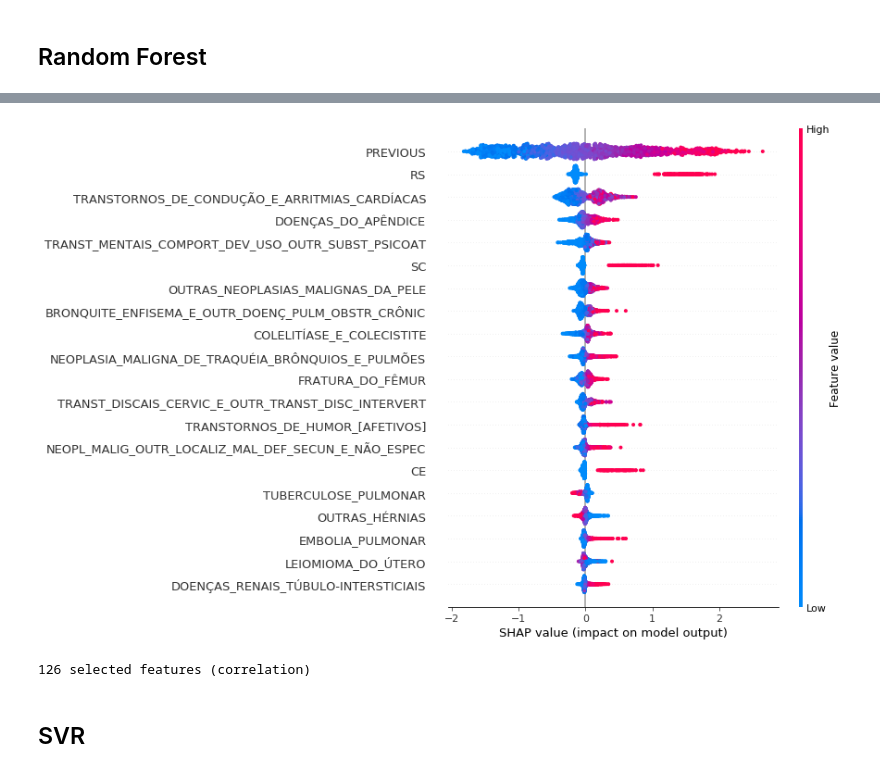
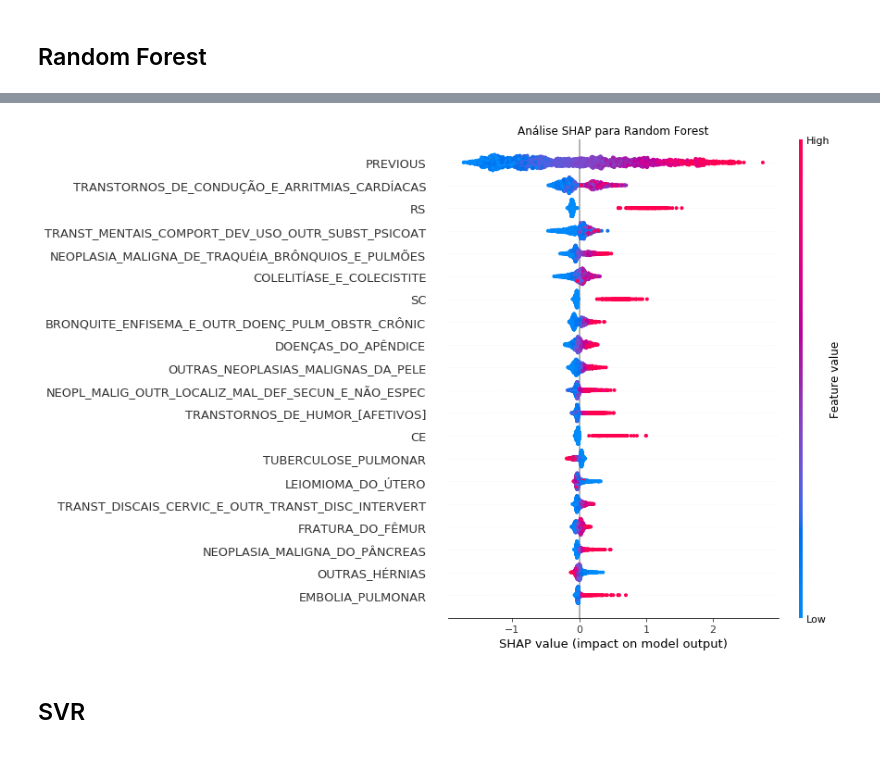
Before and after one commit to pypas/suicities-datasus, a Jupyter notebook: Models/Regression/regression_models.ipynb, the cells around one changed output, grey strips where cells are left out. Cells and saved outputs as stored; diff of their text form; code cells hidden in the pictures.

Commit message:
Run regression models and generate all files

```diff
--- a/Models/Regression/regression_models.ipynb
+++ b/Models/Regression/regression_models.ipynb
@@ -497,7 +494,7 @@ pickle.dump(regressor, open(filename, 'wb'))
 # %%
 start = time.time()
 kf = KFold(n_splits = 5, shuffle = True, random_state = 42)
-scores = pd.DataFrame({"rmse_train": [], "rmse_test": [], "rmse_baseline_train": [], "rmse_baseline_test": [], "up_down_train": [], "up_down_test": []})
+scores = pd.DataFrame()
 count = 1
 
 feature_importance_coef_list = []
@@ -516,10 +513,11 @@ for train_index, test_index in kf.split(X):
     mm_x = MinMaxScaler()
     mm_y = MinMaxScaler()
     mm_x.fit(X_train)
-#
+
     y_reshape = y_train.values.reshape(-1, 1)
     y_df = y_train.to_frame()
     mm_y.fit(y_reshape)
+
     X_train_transf = pd.DataFrame(mm_x.transform(X_train), index=X_train.index, columns=X_train.columns)
     X_test_transf = pd.DataFrame(mm_x.transform(X_test), index=X_test.index, columns=X_test.columns)
     y_train_transf = pd.DataFrame(mm_y.transform(y_reshape), index=y_df.index, columns=y_df.columns)
@@ -539,7 +537,7 @@ for train_index, test_index in kf.split(X):
         return np.sqrt(metrics.mean_squared_error(yf_val, yf_pred))
     space = [
         (0.01,100), #alpha
-        (0,1), #l1_ratio
+        (0,1),      #l1_ratio
     ]
     resultado_gp = gp_minimize(train_model, space, random_state=42, verbose=0, n_calls=15, n_random_starts=10)
 
@@ -659,7 +660,9 @@ The feature_perturbation option is now deprecated in favor of using the appropri
 # %%
 print("# SHAP analysis")
-explainer = shap.LinearExplainer(regressor, X_train_transf, feature_perturbation="interventional")
+explainer = shap.LinearExplainer(regressor, X_train_transf)
 shap_values = explainer.shap_values(X_test_transf)
-shap.summary_plot(shap_values, X_test_transf, feature_names=X_test_transf.columns)
+shap.summary_plot(shap_values, X_test_transf, feature_names=X_test_transf.columns, show=False)
+plt.title("Análise SHAP para ElasticNet")
+plt.savefig("elasticnet_regression_shap.png", bbox_inches = "tight")
 # %% [output]
 # SHAP analysis
@@ -668,15 +670,8 @@ The feature_perturbation option is now deprecated in favor of using the appropri
 # %%
-X_train = train_df.drop(columns=["RATE"])
-y_train = train_df["RATE"]
+y_df = y_train_2018.to_frame()
 
-with open('selected_cor_features', 'rb') as f:
-    selected_cor_features = pickle.load(f)
-
-X_train = X_train[selected_cor_features]
-y_df = y_train.to_frame()
-
-X_train = pd.DataFrame(mm_x_2018.transform(X_train), index=X_train.index, columns=X_train.columns)
-y_train = pd.DataFrame(mm_y_2018.transform(y_reshape), index=y_df.index, columns=y_df.columns)
+X_train = pd.DataFrame(mm_x_2018.transform(X_train_2018), index=X_train_2018.index, columns=X_train_2018.columns)
+y_train = pd.DataFrame(mm_y_2018.transform(y_train_2018_reshape), index=y_df.index, columns=y_df.columns)
 
 def train_model(params):
     alpha = params[0]
@@ -692,12 +687,12 @@ def train_model(params):
     return np.sqrt(metrics.mean_squared_error(yf_val, yf_pred))
 space = [
     (0.01,100), #alpha
-    (0,1), #l1_ratio
+    (0,1),      #l1_ratio
 ]
 resultado_gp = gp_minimize(train_model, space, random_state=42, verbose=0, n_calls=15, n_random_starts=10)
 
 regressor = ElasticNet(random_state=42, alpha=resultado_gp.x[0], l1_ratio=resultado_gp.x[1], tol=0.5)
-regressor.fit(X_train,y_train.values.ravel())
+regressor.fit(X_train, y_train.values.ravel())
 
 filename = root + 'Dashboard/Models/sav/elastic_net_regression.sav'
 pickle.dump(regressor, open(filename, 'wb'))
@@ -714,7 +701,7 @@ The objective has been evaluated at this point before.
 # %%
 start = time.time()
 kf = KFold(n_splits = 5, shuffle = True, random_state = 42)
-scores = pd.DataFrame({"rmse_train": [], "rmse_test": [], "rmse_baseline_train": [], "rmse_baseline_test": [], "up_down_train": [], "up_down_test": []})
+scores = pd.DataFrame()
 feature_importance_list = []
 feature_importance_shap_list = []
 count = 1
@@ -745,9 +732,9 @@ for train_index, test_index in kf.split(X):
 
         return np.sqrt(metrics.mean_squared_error(yf_val, yf_pred))
     space = [
-        (5,1000), #n_estimators
-        (3,30), #max_depth
-        (2,200), #min_samples_leaf
+        (5,1000),   #n_estimators
+        (3,30),     #max_depth
+        (2,200),    #min_samples_leaf
         (0.25,1.00) #max_features
     ]
     resultado_gp = gp_minimize(train_model, space, random_state=42, verbose=0, n_calls=30, n_random_starts=10)
@@ -835,23 +905,16 @@ Total run time: 1335.1202490329742
 # %%
 explainer = shap.TreeExplainer(regressor)
 
 shap_values = explainer.shap_values(X_test)
 
-shap.summary_plot(shap_values, X_test)
+shap.summary_plot(shap_values, X_test, show=False)
+plt.title("Análise SHAP para Random Forest")
+plt.savefig("random_forest_regression_shap.png", bbox_inches = "tight")
 # %% [output]
-[figure, old version]
+[figure, new version]
 # %%
-X_train = train_df.drop(columns=["RATE"])
-y_train = train_df["RATE"]
-X_test = test_df.drop(colums=["RATE", "MUNCOD"])
-y_test = test_df["RATE"]
-
-selected_cor_features = cor_feature_selector(X_train,y_train,corr_min_value)
-
-with open('selected_cor_features', 'wb') as fp:
-    pickle.dump(selected_cor_features, fp)
-
-X_train = X_train[selected_cor_features]
+X_train = X_train_2018
+y_train = y_train_2018
 
 def train_model(params):
     n_estimators = params[0]
@@ -869,21 +932,19 @@ def train_model(params):
 
     return np.sqrt(metrics.mean_squared_error(yf_val, yf_pred))
 space = [
-    (5,1000), #n_estimators
-    (3,30), #max_depth
-    (2,200), #min_samples_leaf
+    (5,1000),   #n_estimators
+    (3,30),     #max_depth
+    (2,200),    #min_samples_leaf
     (0.25,1.00) #max_features
 ]
 resultado_gp = gp_minimize(train_model, space, random_state=42, verbose=0, n_calls=30, n_random_starts=10)
 
 regressor = RandomForestRegressor(n_jobs=-1, random_state=42,n_estimators=resultado_gp.x[0],
                               max_depth=resultado_gp.x[1],min_samples_leaf=resultado_gp.x[2],max_features=resultado_gp.x[3])
-regressor.fit(X_train,y_train)
+regressor.fit(X_train, y_train)
 
 filename = root + 'Dashboard/Models/sav/random_forest_regression.sav'
 pickle.dump(regressor, open(filename, 'wb'))
-# %% [output]
-126 selected features (correlation)
 # %% [markdown]
 ## SVR
 # %%
```
Also changed, not shown: parts of 24 cells of this notebook, 16 other files.
